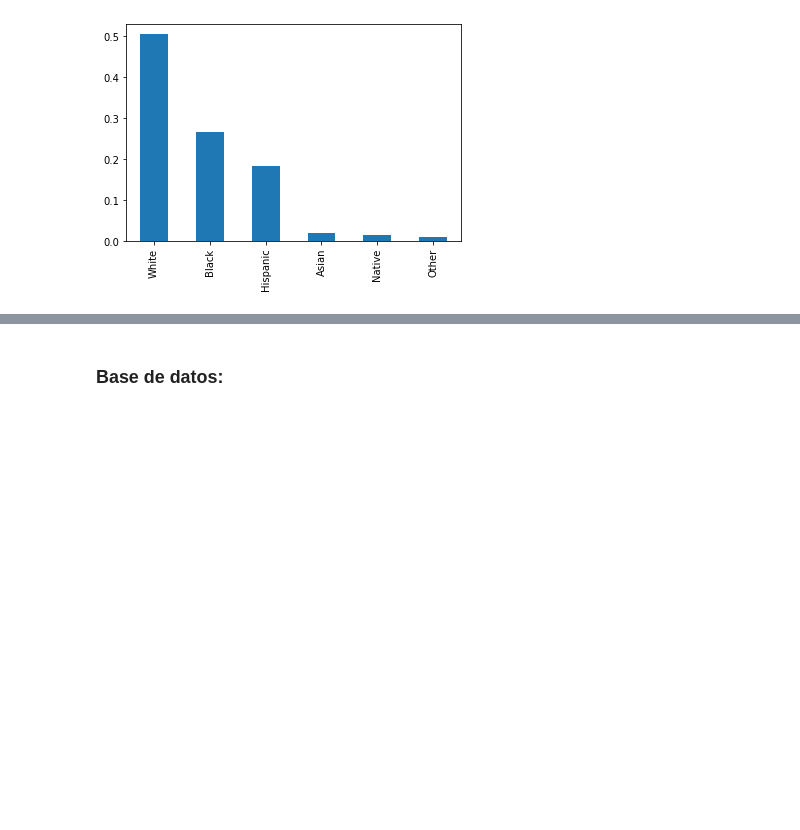
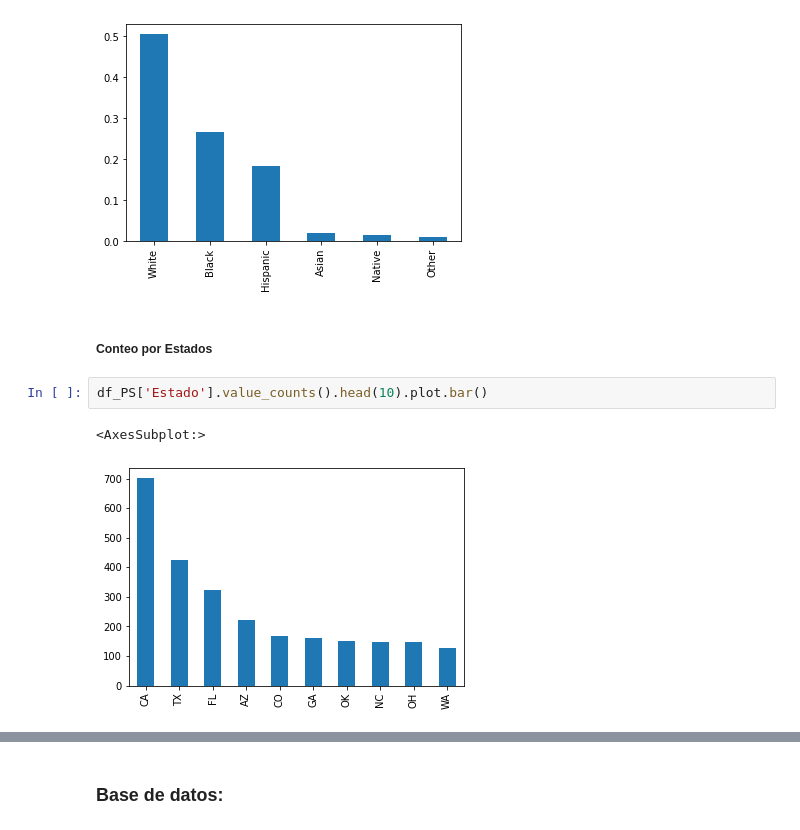
Before and after one commit to EmmanuelGalvan/MineriaDatos, a Jupyter notebook: Archivos/PIA/Visualizacion_Equipo9.ipynb, the cells around one changed output, grey strips where cells are left out. Saved outputs shown, nothing was run; the diff lists cells and outputs as text; blank space fills up the shorter version.

```diff
--- a/Archivos/PIA/Visualizacion_Equipo9.ipynb
+++ b/Archivos/PIA/Visualizacion_Equipo9.ipynb
@@ -95,3 +95,10 @@ df_PS['Raza'].value_counts().plot.bar()
 # %% [output]
 <AxesSubplot:>
 [figure]
+# %% [markdown]
+##### Conteo por Estados
+# %%
+df_PS['Estado'].value_counts().head(10).plot.bar()
+# %% [output]
+<AxesSubplot:>
+[figure, added]
```
Also changed, not shown: parts of 9 cells of this notebook.
